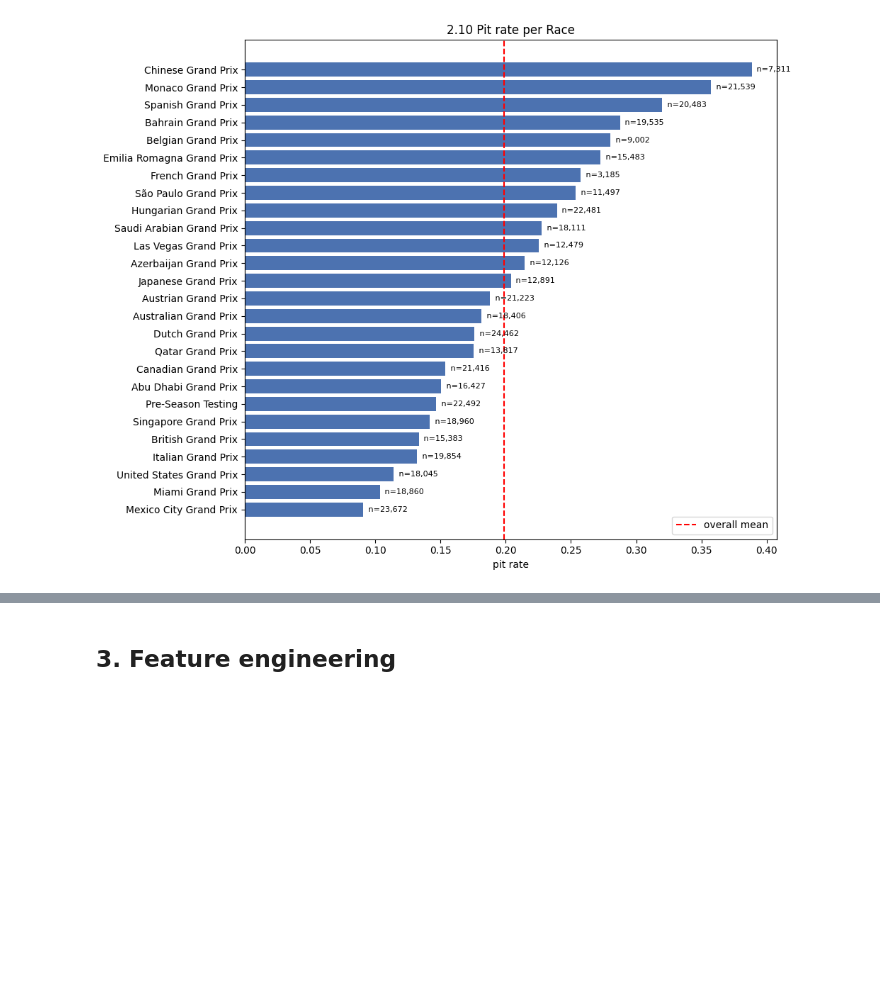
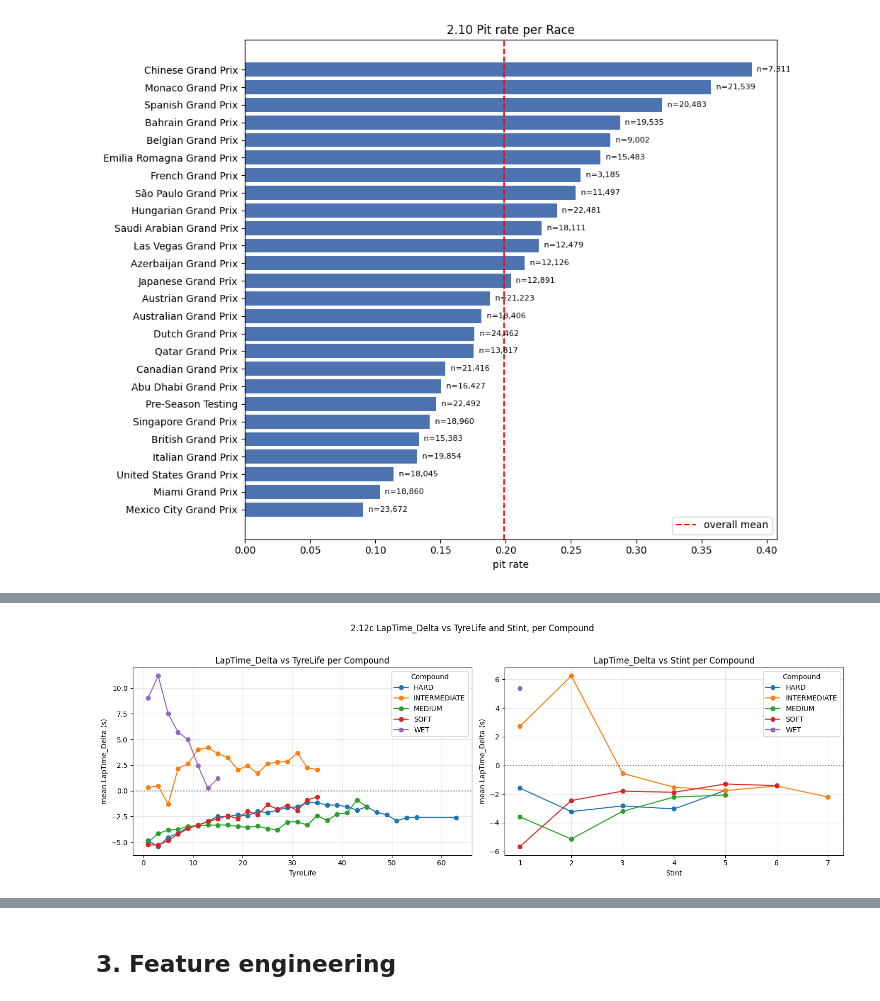
Before and after one commit to Propar2750/PitStop, a Jupyter notebook: training.ipynb, the cells around one changed output, grey strips where cells are left out. Cells and saved outputs as stored; diff of their text form; code cells hidden in the pictures; blank space fills up the shorter version.

```diff
--- a/training.ipynb
+++ b/training.ipynb
@@ -379,3 +442,44 @@ plt.tight_layout(); plt.show()
+# %%
+# 2.12c LapTime_Delta vs TyreLife and Stint, per Compound
+# LapTime_Delta is the lap-over-lap change in pace.  Splitting by Compound lets us
+# compare wear behaviour: softs should show a steeper rise in delta at high TyreLife
+# than hards.  Heavy outliers are clipped to 1–99% so the curves stay readable, and
+# bins with <100 samples are dropped so a couple of noisy points don't dominate.
+
+dlt = train[['TyreLife', 'Stint', 'Compound', 'LapTime_Delta']].copy()
+dlt['LapTime_Delta'] = clip_pct(dlt['LapTime_Delta'])
+
+fig, axes = plt.subplots(1, 2, figsize=(15, 5))
+
+# Left: mean delta vs TyreLife, one line per Compound
+tl_bins = np.arange(0, train['TyreLife'].max() + 3, 2)
+dlt['TL_bin'] = pd.cut(dlt['TyreLife'], bins=tl_bins, include_lowest=True)
+agg_tl = dlt.groupby(['TL_bin', 'Compound'], observed=True)['LapTime_Delta'].agg(['mean', 'count']).reset_index()
+agg_tl['TL_mid'] = agg_tl['TL_bin'].apply(lambda iv: iv.mid)
+for compound, sub in agg_tl.groupby('Compound'):
+    sub = sub[sub['count'] >= 100]
+    if not sub.empty:
+        axes[0].plot(sub['TL_mid'], sub['mean'], marker='o', label=compound)
+axes[0].axhline(0, color='grey', linestyle=':')
+axes[0].set_xlabel('TyreLife'); axes[0].set_ylabel('mean LapTime_Delta (s)')
+axes[0].set_title('LapTime_Delta vs TyreLife per Compound')
+axes[0].legend(title='Compound'); axes[0].grid(alpha=0.3)
+
+# Right: mean delta vs Stint, one line per Compound
+agg_st = dlt.groupby(['Stint', 'Compound'], observed=True)['LapTime_Delta'].agg(['mean', 'count']).reset_index()
+for compound, sub in agg_st.groupby('Compound'):
+    sub = sub[sub['count'] >= 100]
+    if not sub.empty:
+        axes[1].plot(sub['Stint'], sub['mean'], marker='o', label=compound)
+axes[1].axhline(0, color='grey', linestyle=':')
+axes[1].set_xlabel('Stint'); axes[1].set_ylabel('mean LapTime_Delta (s)')
+axes[1].set_title('LapTime_Delta vs Stint per Compound')
+axes[1].legend(title='Compound'); axes[1].grid(alpha=0.3)
+
+plt.suptitle('2.12c LapTime_Delta vs TyreLife and Stint, per Compound', y=1.03)
+plt.tight_layout(); plt.show()
+# %% [output]
+[figure, added]
 # %%
 # 2.13 Correlation heatmap (numeric features incl. target)
 # A first-pass linear-association check.  Trees handle non-linear signal too, so a low
```
Also changed, not shown: parts of 12 cells of this notebook.
